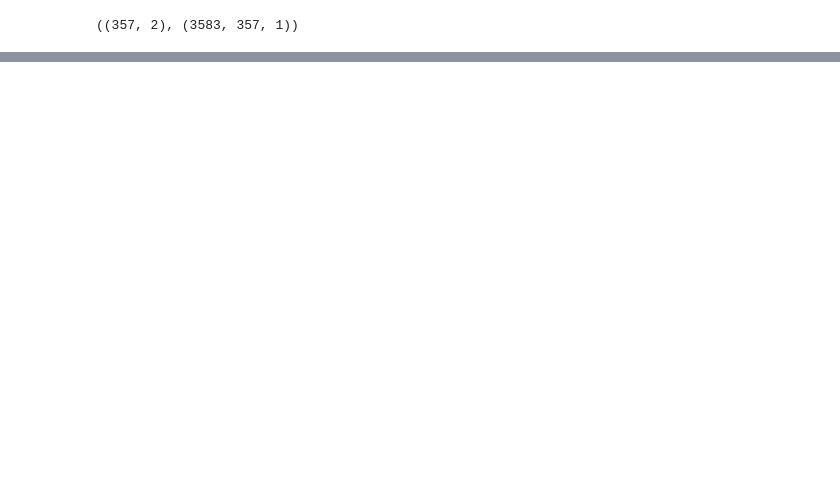
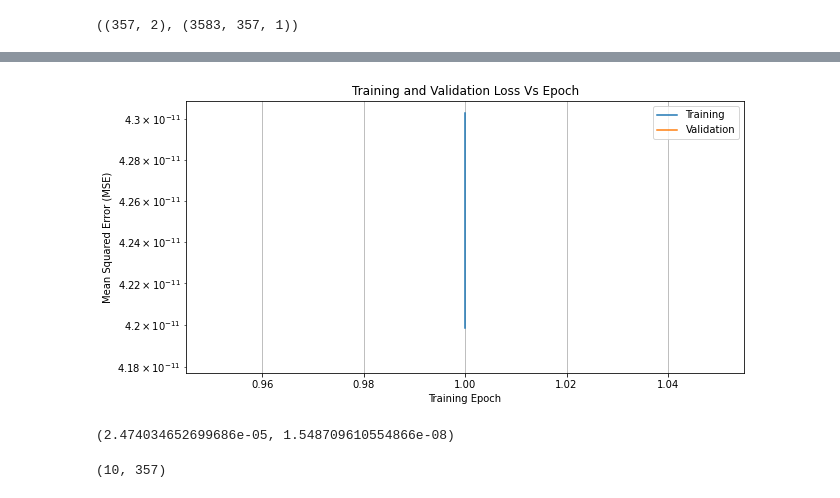
Before and after one commit to niccoforte/NF-PhD-gitRepo, a Jupyter notebook: code/MLP.ipynb, the cells around one changed output, grey strips where cells are left out. Drawn from its saved outputs; the diff is of its cells as text; code cells hidden in the pictures; blank space fills up the shorter version.

```diff
--- a/code/MLP.ipynb
+++ b/code/MLP.ipynb
@@ -287,0 +257,31 @@ plot_mets(Pmets, xOUT)
+# %%
+in_size = train_in1_v2.shape[-1]
+out_size = dx_out1_v2.shape[-1]
+h_size = [2**10]
+
+BATCH_SIZE = 8
+LEARNING_RATE = 9e-4
+n_epochs = 10000
+# %%
+trainDS1x = Dataset_(train_in1_v2, dx_out1_v2)
+trainDS1y = Dataset_(train_in1_v2, dy_out1_v2)
+
+train1x_dataloader = DataLoader(dataset=trainDS1x, batch_size=BATCH_SIZE, shuffle=True)
+train1y_dataloader = DataLoader(dataset=trainDS1y, batch_size=BATCH_SIZE, shuffle=True)
+
+test1x_dataloader = DataLoader(dataset=trainDS1x, batch_size=BATCH_SIZE, shuffle=False)
+test1y_dataloader = DataLoader(dataset=trainDS1y, batch_size=BATCH_SIZE, shuffle=False)
+# %%
+mlp3 = MLP(in_size, h_size, out_size).to(device)
+mlp3.apply(weights_init)
+
+opt = optim.Adam(mlp3.parameters(), lr=LEARNING_RATE)
+lossf = nn.MSELoss()
+
+earlyStop = EarlyStopping(patience=100, min_delta=1e-11, verbose=True)
+
+ReduceLR = optim.lr_scheduler.ReduceLROnPlateau(opt, mode="min", factor=0.2427, patience=16, threshold=1e-4, verbose=True)
+OneCycleLR = torch.optim.lr_scheduler.OneCycleLR(opt, max_lr=1e-3, steps_per_epoch=len(train1x_dataloader), epochs=n_epochs)
+CosineAnnealingLR = torch.optim.lr_scheduler.CosineAnnealingLR(opt, T_max=n_epochs)
+# %%
+mlp3, epoch, train_lossLog, val_lossLog = train_model("mlp", mlp3, lossf, n_epochs, opt, train1x_dataloader, test1x_dataloader, scheduler=ReduceLR, earlyStop=earlyStop)
@@ -287,0 +306,13 @@ plot_mets(Pmets, xOUT)
+# %%
+plot_loss(epoch, train_lossLog, val_lossLog)
+# %% [output]
+[figure, added]
+# %%
+test_outputs = predict_model("mlp", mlp3, test1x_dataloader)
+max(abs(test_outputs[0] - dx_out1_v2[0])), min(abs(test_outputs[0] - dx_out1_v2[0]))
+# %% [output]
+(2.474034652699686e-05, 1.548709610554866e-08)
+# %%
+dx_out1_v2.shape
+# %% [output]
+(10, 357)
```
Also changed, not shown: parts of 43 cells of this notebook, 7 other files.
